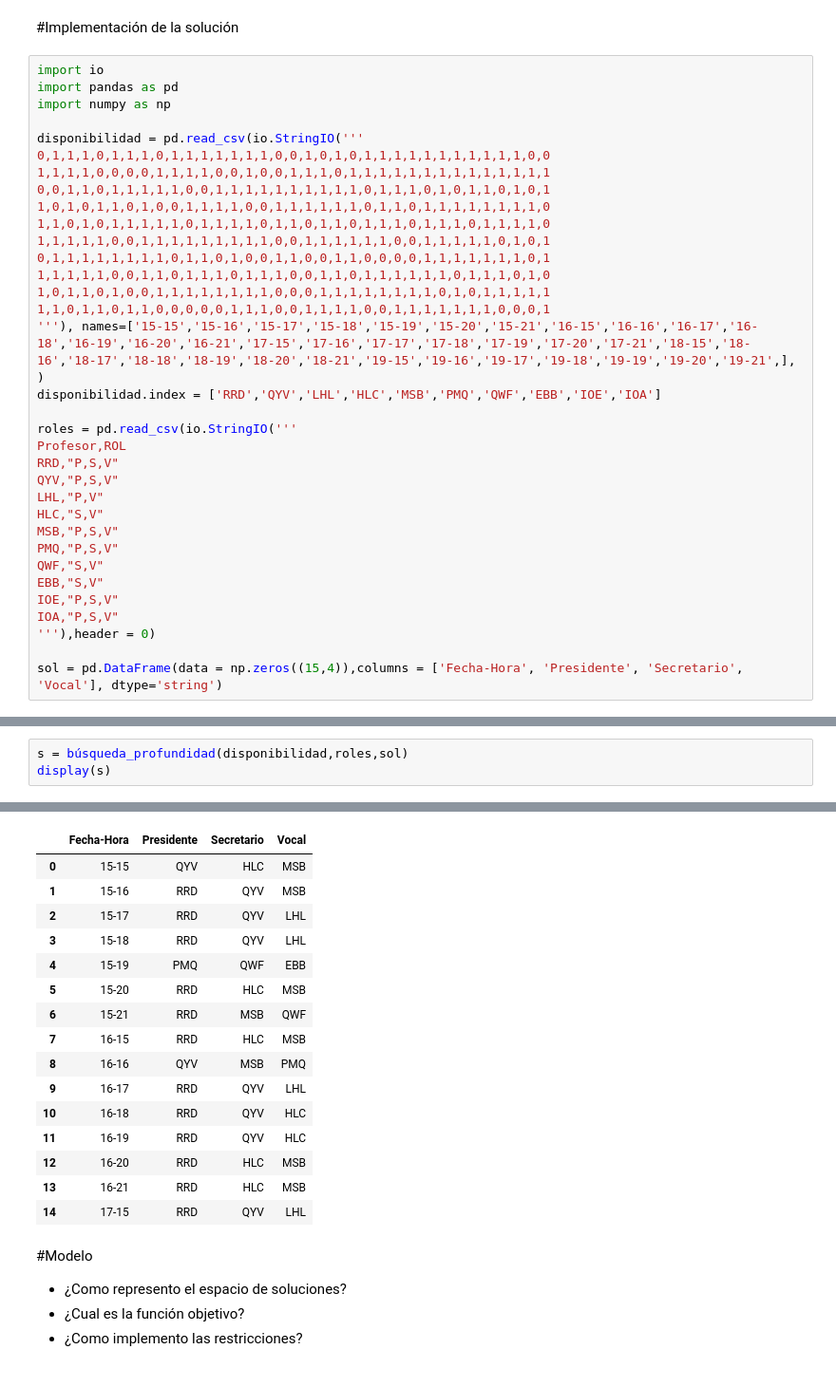
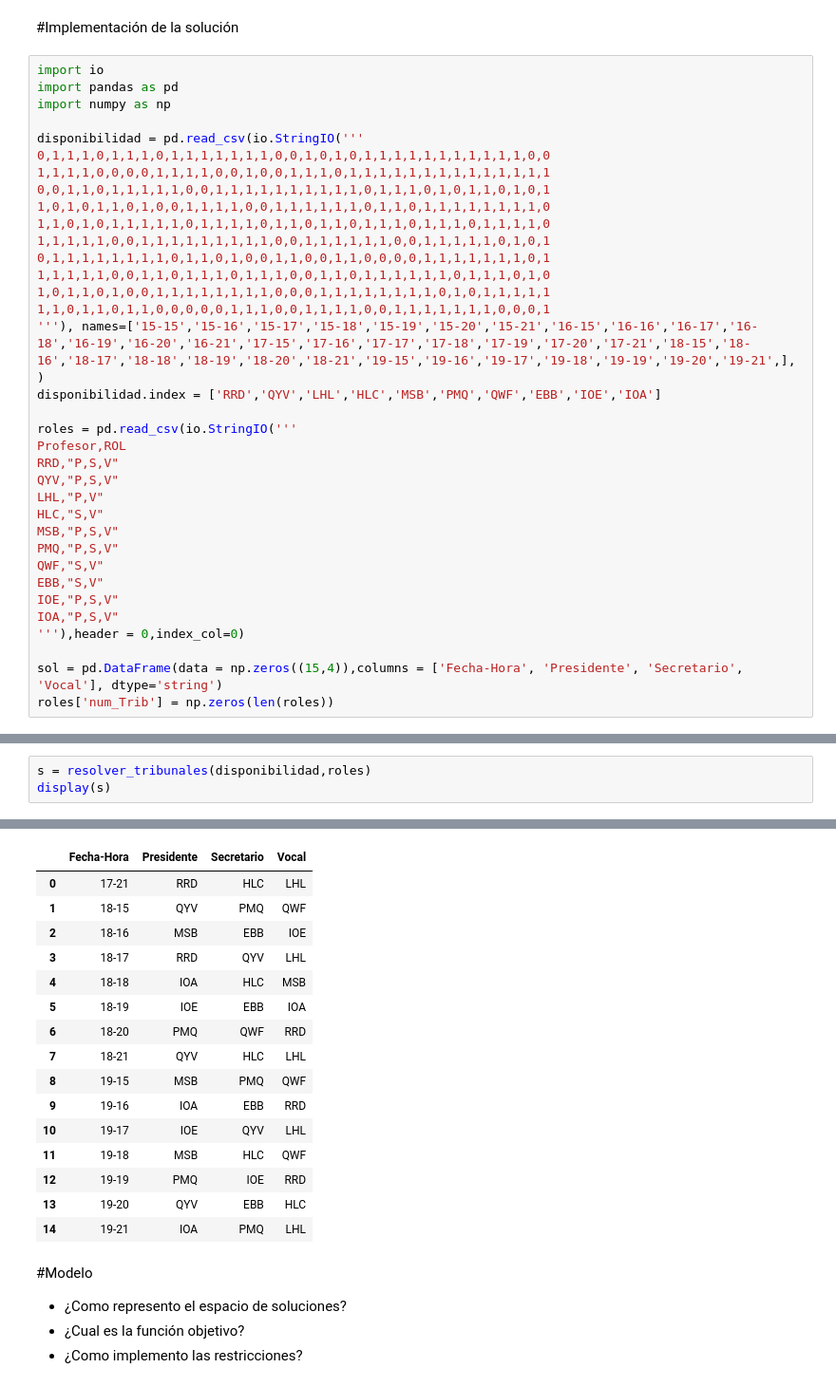
Before and after one commit to mfernl/03MIAR_Algoritmos-de-optimizacion-2026, a Jupyter notebook: Trabajo_practico_Tribunales_TFM_mfernl.ipynb, the cells around one changed output, grey strips where cells are left out. Shown at 95% size. Cells and saved outputs as stored; diff of their text form.

```diff
--- a/Trabajo_practico_Tribunales_TFM_mfernl.ipynb
+++ b/Trabajo_practico_Tribunales_TFM_mfernl.ipynb
@@ -47,9 +47,10 @@ QWF,"S,V"
 EBB,"S,V"
 IOE,"P,S,V"
 IOA,"P,S,V"
-'''),header = 0)
+'''),header = 0,index_col=0)
 
 sol = pd.DataFrame(data = np.zeros((15,4)),columns = ['Fecha-Hora', 'Presidente', 'Secretario', 'Vocal'], dtype='string')
+roles['num_Trib'] = np.zeros(len(roles))
 # %%
 display(disponibilidad)
 display(roles)
@@ -143,4 +179,4 @@ def búsqueda_profundidad(disp, roles, sol):
 # %%
-s = búsqueda_profundidad(disponibilidad,roles,sol)
+s = resolver_tribunales(disponibilidad,roles)
 display(s)
 # %% [output]
@@ -164,19 +193,19 @@ Tribunales completos
 |  | Fecha-Hora | Presidente | Secretario | Vocal |
-| 0 | 15-15 | QYV | HLC | MSB |
-| 1 | 15-16 | RRD | QYV | MSB |
-| 2 | 15-17 | RRD | QYV | LHL |
-| 3 | 15-18 | RRD | QYV | LHL |
-| 4 | 15-19 | PMQ | QWF | EBB |
-| 5 | 15-20 | RRD | HLC | MSB |
-| 6 | 15-21 | RRD | MSB | QWF |
-| 7 | 16-15 | RRD | HLC | MSB |
-| 8 | 16-16 | QYV | MSB | PMQ |
-| 9 | 16-17 | RRD | QYV | LHL |
-| 10 | 16-18 | RRD | QYV | HLC |
-| 11 | 16-19 | RRD | QYV | HLC |
-| 12 | 16-20 | RRD | HLC | MSB |
-| 13 | 16-21 | RRD | HLC | MSB |
-| 14 | 17-15 | RRD | QYV | LHL |
+| 0 | 17-21 | RRD | HLC | LHL |
+| 1 | 18-15 | QYV | PMQ | QWF |
+| 2 | 18-16 | MSB | EBB | IOE |
+| 3 | 18-17 | RRD | QYV | LHL |
+| 4 | 18-18 | IOA | HLC | MSB |
+| 5 | 18-19 | IOE | EBB | IOA |
+| 6 | 18-20 | PMQ | QWF | RRD |
+| 7 | 18-21 | QYV | HLC | LHL |
+| 8 | 19-15 | MSB | PMQ | QWF |
+| 9 | 19-16 | IOA | EBB | RRD |
+| 10 | 19-17 | IOE | QYV | LHL |
+| 11 | 19-18 | MSB | HLC | QWF |
+| 12 | 19-19 | PMQ | IOE | RRD |
+| 13 | 19-20 | QYV | EBB | HLC |
+| 14 | 19-21 | IOA | PMQ | LHL |
 # %% [markdown]
 #Modelo
 - ¿Como represento el espacio de soluciones?
```
Also changed, not shown: parts of 4 cells of this notebook.
